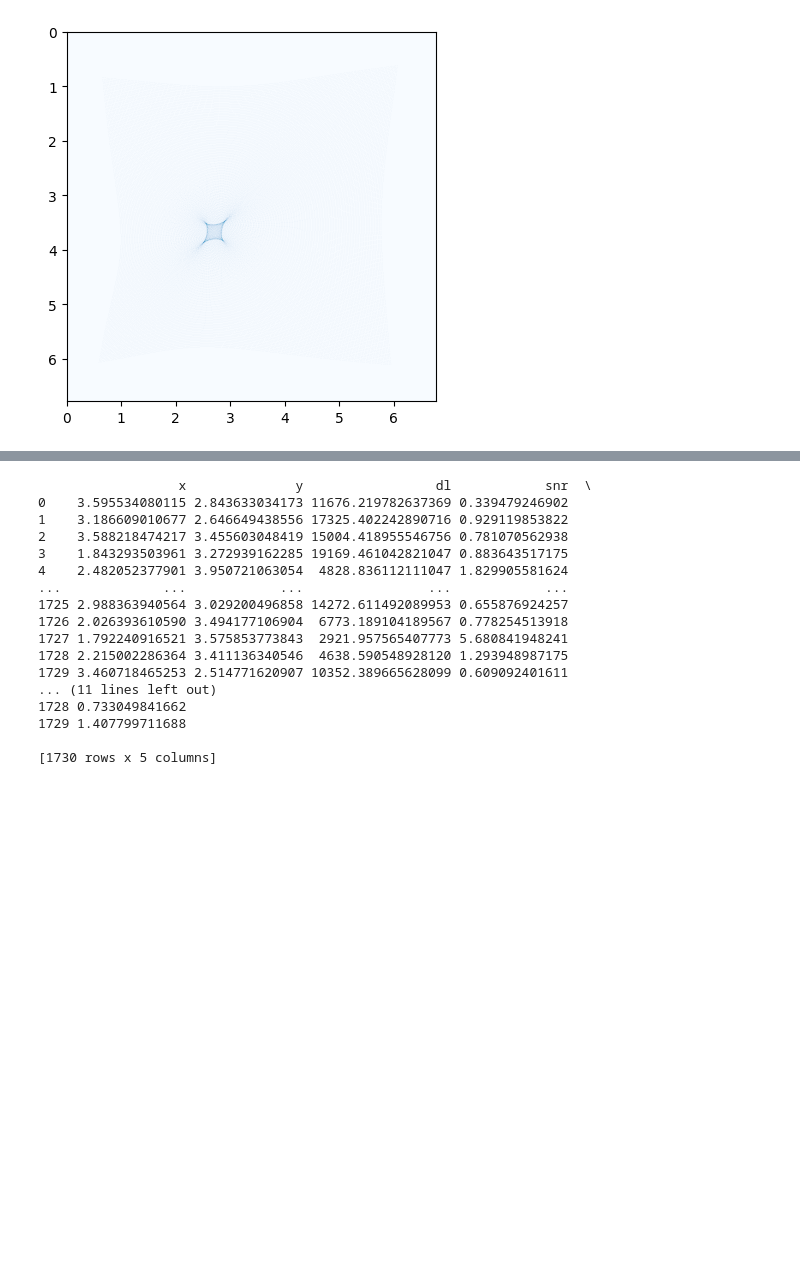
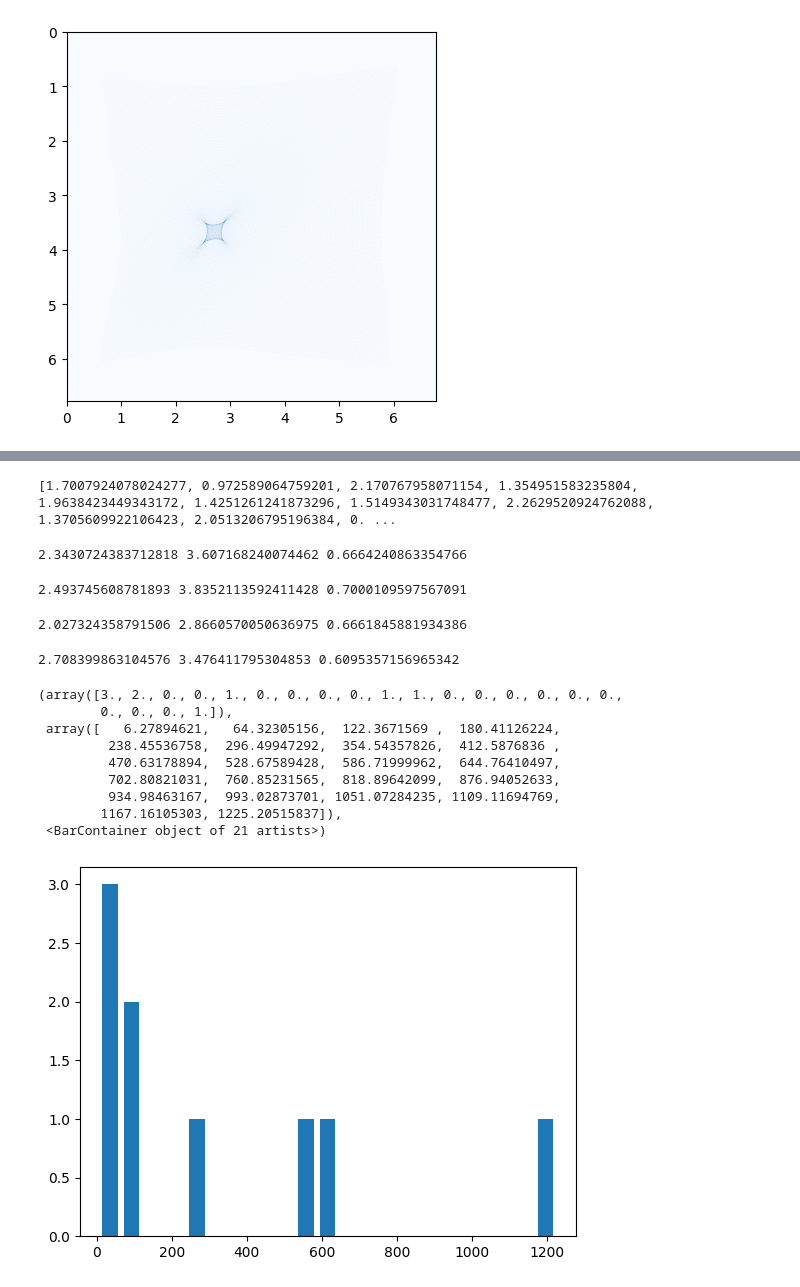
Before and after one commit to diceandcats/SURE-GW-lensing, a Jupyter notebook: Real stuffs/cluster_class_verify.ipynb, the cells around one changed output, grey strips where cells are left out. Cells and saved outputs as stored; diff of their text form; code cells hidden in the pictures; blank space fills up the shorter version.

```diff
--- a/Real stuffs/cluster_class_verify.ipynb
+++ b/Real stuffs/cluster_class_verify.ipynb
@@ -130,12 +157,11 @@ Difference: 5.1910473788953765e-05
 # %%
-
-
 print("Numerical:")
 mag_table = cluster.get_magnifications() #output a dataframe
 print(mag_table)
 
 # Analytical magnifications
 data_analytical = []
+lensModel = LensModel(lens_model_list=lens_model_list, z_source=z_s, z_lens=z_l)
 print("Analytical:")
 for i in range(len(thetax)):
     x, y = thetax[i], thetay[i]
@@ -373,41 +397,57 @@ plt.hist(dt_pop_hist, bins=21,rwidth=0.7)
 # inject stimulated GW events to the time delay population
 import pandas as pd
 # random select 1000 events and points
-num_points = 2000
+num_points = 100
 len_coord_arcsec = (len_coord[0] * pixscale, len_coord[1] * pixscale)
 x_bound = (len_coord_arcsec[0] - 1 , len_coord_arcsec[0] + 1)
 y_bound = (len_coord_arcsec[1] - 1, len_coord_arcsec[1] + 1)
 betax, betay = generate_random_coordinates(num_points, x_bound, y_bound)
 injections = pd.read_csv("injections_summary_O4_0")
-injections = injections.sample(n=2000)
+injections = injections.sample(n=100)
 injections_para = injections[['dl', 'snr', 'z']].copy()
 injections_para.insert(0, 'x', betax)
 injections_para.insert(1, 'y', betay)
 injections_para = injections_para[injections_para['z'] > 0.5].reset_index(drop=True)
-print(injections_para)
+print(injections_para['z'].values.tolist())
+#print(injections_para)
 z_l = 0.5
 z_s = injections_para['z'].values.tolist()
 betax = injections_para['x'].values.tolist()
 betay = injections_para['y'].values.tolist()
-for i in range(num_points):
-    cluster_mp = ClusterLensing(alpha_x_arcsec, alpha_y_arcsec, psi_arcsec, z_l , z_s[i], pixscale, 678, betax[i], betay[i], diff_z = False)
-    mag = cluster_mp.get_magnifications()
-cluster_mp = ClusterLensing(alpha_x_arcsec, alpha_y_arcsec, psi_arcsec, z_l , z_s, pixscale, 678, betax, betay, diff_z = False)
+snr = injections_para['snr'].values.tolist()
+dt_pop = []
+for i in tqdm(range(len(z_s))):
+    cluster_mp = ClusterLensing(alpha_x_arcsec, alpha_y_arcsec, psi_arcsec, z_l , z_s[i], pixscale, 678, betax[i], betay[i], diff_z = True)
+    mag = cluster_mp.get_magnifications() # a table of theta and mag
+    if len(mag) == 0:
+        continue
+    snr_i = snr[i]
+
+    for mag_i in mag['magnification']:
+        if snr_i * np.sqrt(abs(mag_i)) < 8:
+            mag.drop(mag[mag['magnification'] == mag_i].index)
+    theta = list(zip(mag['x'].tolist(), mag['y'].tolist()))
+    dt = cluster_mp.get_time_delays(theta) # ok
+    dt_value = dt['delta_t(days)'].values.tolist() # ok
+    dt_value = [value for value in dt_value if value != 0] # ok
+    dt_pop.append(dt_value) # ok
 # %% [output]
-                  x              y                 dl            snr  \
-0    3.595534080115 2.843633034173 11676.219782637369 0.339479246902
-1    3.186609010677 2.646649438556 17325.402242890716 0.929119853822
-2    3.588218474217 3.455603048419 15004.418955546756 0.781070562938
-3    1.843293503961 3.272939162285 19169.461042821047 0.883643517175
-4    2.482052377901 3.950721063054  4828.836112111047 1.829905581624
-...             ...            ...                ...            ...
-1725 2.988363940564 3.029200496858 14272.611492089953 0.655876924257
-1726 2.026393610590 3.494177106904  6773.189104189567 0.778254513918
-1727 1.792240916521 3.575853773843  2921.957565407773 5.680841948241
-1728 2.215002286364 3.411136340546  4638.590548928120 1.293948987175
-1729 3.460718465253 2.514771620907 10352.389665628099 0.609092401611
-... (11 lines left out)
-1728 0.733049841662
-1729 1.407799711688
-
-[1730 rows x 5 columns]
+[1.7007924078024277, 0.972589064759201, 2.170767958071154, 1.354951583235804, 1.9638423449343172, 1.4251261241873296, 1.5149343031748477, 2.2629520924762088, 1.3705609922106423, 2.0513206795196384, 0. ...
+2.3430724383712818 3.607168240074462 0.6664240863354766
+2.493745608781893 3.8352113592411428 0.7000109597567091
+2.027324358791506 2.8660570050636975 0.6661845881934386
+2.708399863104576 3.476411795304853 0.6095357156965342
+# %%
+dt_pop_hist = np.concatenate(dt_pop)
+plt.hist(dt_pop_hist, bins=21,rwidth=0.7)
+# %% [output]
+(array([3., 2., 0., 0., 1., 0., 0., 0., 0., 1., 1., 0., 0., 0., 0., 0., 0.,
+        0., 0., 0., 1.]),
+ array([   6.27894621,   64.32305156,  122.3671569 ,  180.41126224,
+         238.45536758,  296.49947292,  354.54357826,  412.5876836 ,
+         470.63178894,  528.67589428,  586.71999962,  644.76410497,
+         702.80821031,  760.85231565,  818.89642099,  876.94052633,
+         934.98463167,  993.02873701, 1051.07284235, 1109.11694769,
+        1167.16105303, 1225.20515837]),
+ <BarContainer object of 21 artists>)
+[figure, added]
```
Also changed, not shown: parts of 13 cells of this notebook, 1 other file.
